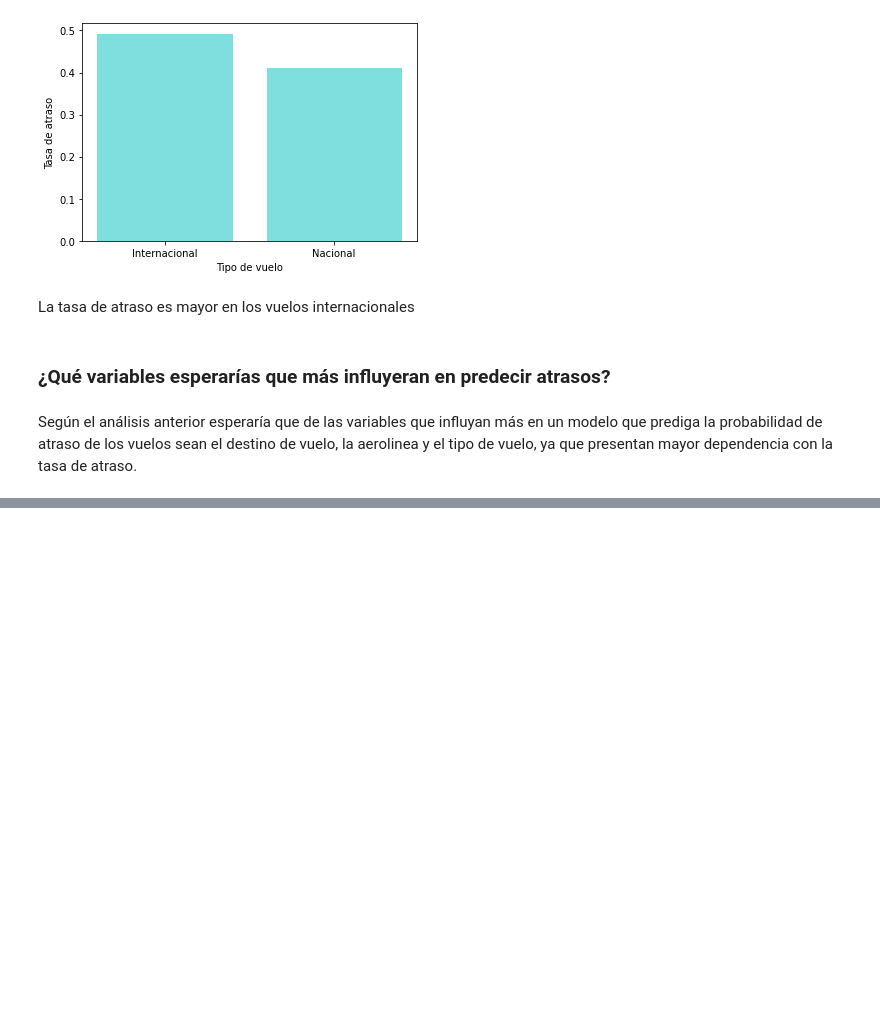
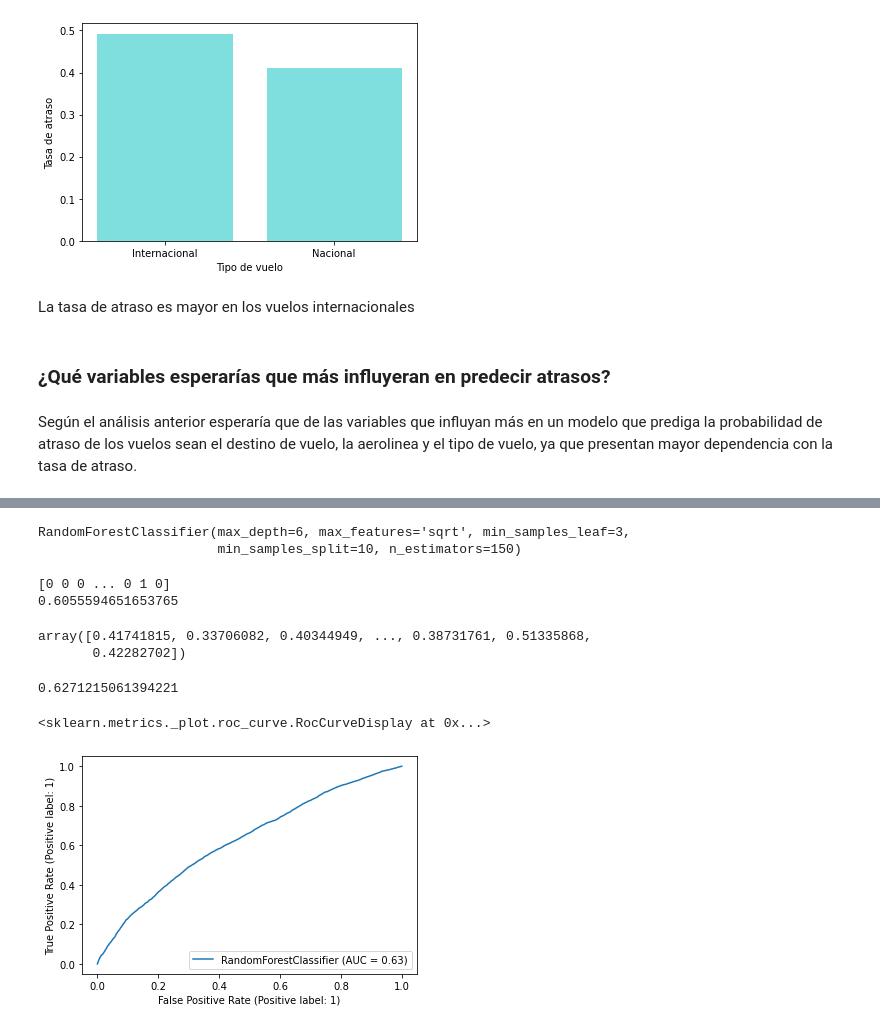
Before and after one commit to lorenagh/latam, a Jupyter notebook: solution.ipynb, the cells around one changed output, grey strips where cells are left out. Cells and saved outputs as stored; diff of their text form; code cells hidden in the pictures; blank space fills up the shorter version.

Commit message:
modelos

```diff
--- a/solution.ipynb
+++ b/solution.ipynb
@@ -805,0 +886,45 @@ Según el análisis anterior esperaría que de las variables que influyan más e
+# %%
+# Split the dataset to trainand test data
+train_X, test_X, train_y, test_y = train_test_split(X, y, test_size=0.25, random_state=0)
+# %%
+parameters = {'bootstrap': True,
+              'min_samples_leaf': 3,
+              'n_estimators': 150,
+              'min_samples_split': 10,
+              'max_features': 'sqrt',
+              'max_depth': 6,
+              'max_leaf_nodes': None}
+# %%
+RF_model = RandomForestClassifier(**parameters)
+# %%
+RF_model.fit(train_X, train_y)
+# %% [output]
+RandomForestClassifier(max_depth=6, max_features='sqrt', min_samples_leaf=3,
+                       min_samples_split=10, n_estimators=150)
+# %%
+RF_predictions = RF_model.predict(test_X)
+print(RF_predictions)
+score = accuracy_score(test_y ,RF_predictions)
+print(score)
+# %% [output]
+[0 0 0 ... 0 1 0]
+0.6055594651653765
+# %%
+rf_probs = RF_model.predict_proba(test_X)[:, 1]
+rf_probs
+# %% [output]
+array([0.41741815, 0.33706082, 0.40344949, ..., 0.38731761, 0.51335868,
+       0.42282702])
+# %%
+from sklearn.metrics import roc_auc_score
+
+# Calculate roc auc
+roc_value = roc_auc_score(test_y, rf_probs)
+roc_value
+# %% [output]
+0.6271215061394221
+# %%
+metrics.plot_roc_curve(RF_model, test_X, test_y)
+# %% [output]
+<sklearn.metrics._plot.roc_curve.RocCurveDisplay at 0x...>
+[figure, added]
```
Also changed, not shown: parts of 14 cells of this notebook, 1 other file.
